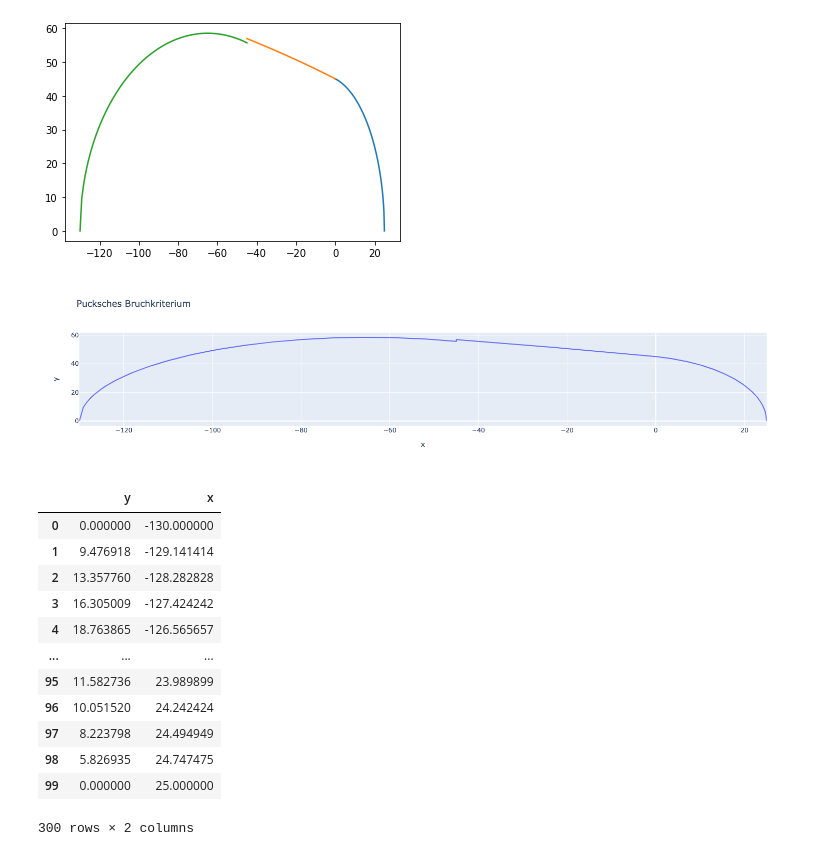
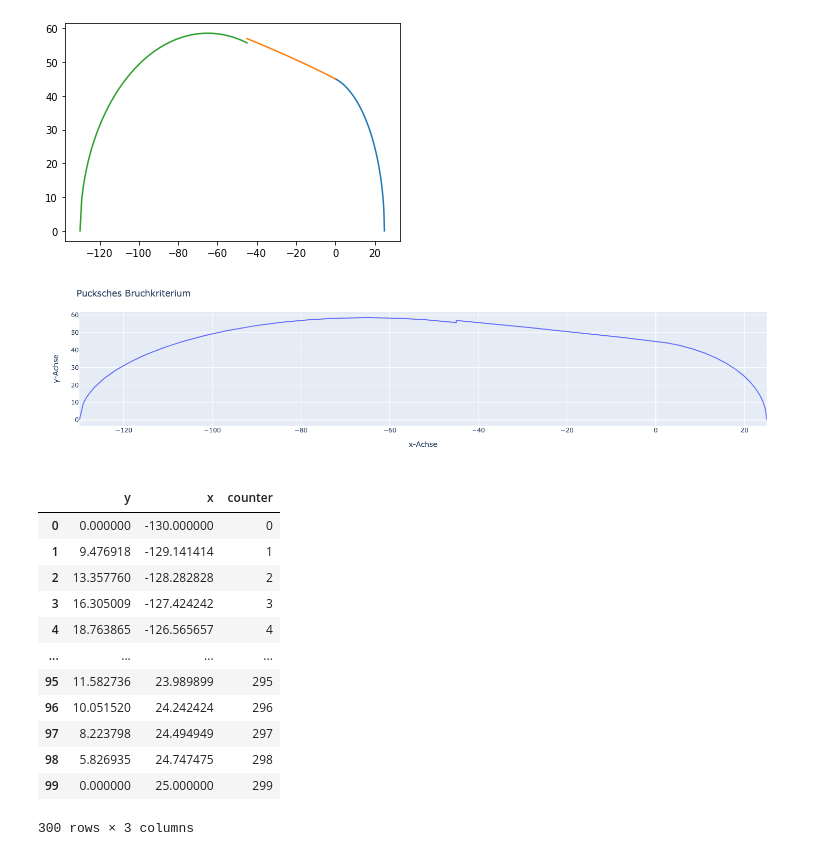
Before and after one commit to choROPeNt/TEACHING_GZLB, a Jupyter notebook: support/Bruchkriterium.ipynb, the cells around one changed output. Drawn from its saved outputs; the diff is of its cells as text; code cells hidden in the pictures.

```diff
--- a/support/Bruchkriterium.ipynb
+++ b/support/Bruchkriterium.ipynb
@@ -63,38 +63,45 @@ plt.plot(x3,y3)
 # %%
 import plotly.express as px
 import pandas as pd
 
 yx1 = {"y":y1, "x":x1}
 df_yx1 = pd.DataFrame(yx1)
 
 yx2 = {"y":y2, "x":x2}
 df_yx2 = pd.DataFrame(yx2)
 
 yx3 = {"y":y3, "x":x3}
 df_yx3 = pd.DataFrame(yx3)
 
 df_yx = pd.concat([df_yx3, df_yx2, df_yx1])
 
-#df.columns = ['Bruchlinie']
-#df['counter'] = range(len(df))
+df_yx.columns = ["y", "x"]
+df_yx['counter'] = range(len(df))
 
 
-fig = px.line(df_yx, x = "x", y = "y", title = "Pucksches Bruchkriterium")
+fig = px.line(df_yx, x = "x", y = "y")
+
+fig.update_layout(
+    title="Pucksches Bruchkriterium",
+    xaxis_title="x-Achse",
+    yaxis_title="y-Achse",
+    legend_title="Legend Title"
+    )
 fig.show()
 
 df_yx
 # %% [output]
-[figure, old version]
+[figure, new version]
-|  | y | x |
-| 0 | 0.000000 | -130.000000 |
-| 1 | 9.476918 | -129.141414 |
-| 2 | 13.357760 | -128.282828 |
-| 3 | 16.305009 | -127.424242 |
-| 4 | 18.763865 | -126.565657 |
-| ... | ... | ... |
-| 95 | 11.582736 | 23.989899 |
-| 96 | 10.051520 | 24.242424 |
-| 97 | 8.223798 | 24.494949 |
-| 98 | 5.826935 | 24.747475 |
-| 99 | 0.000000 | 25.000000 |
+|  | y | x | counter |
+| 0 | 0.000000 | -130.000000 | 0 |
+| 1 | 9.476918 | -129.141414 | 1 |
+| 2 | 13.357760 | -128.282828 | 2 |
+| 3 | 16.305009 | -127.424242 | 3 |
+| 4 | 18.763865 | -126.565657 | 4 |
+| ... | ... | ... | ... |
+| 95 | 11.582736 | 23.989899 | 295 |
+| 96 | 10.051520 | 24.242424 | 296 |
+| 97 | 8.223798 | 24.494949 | 297 |
+| 98 | 5.826935 | 24.747475 | 298 |
+| 99 | 0.000000 | 25.000000 | 299 |
-300 rows × 2 columns
+300 rows × 3 columns
```
